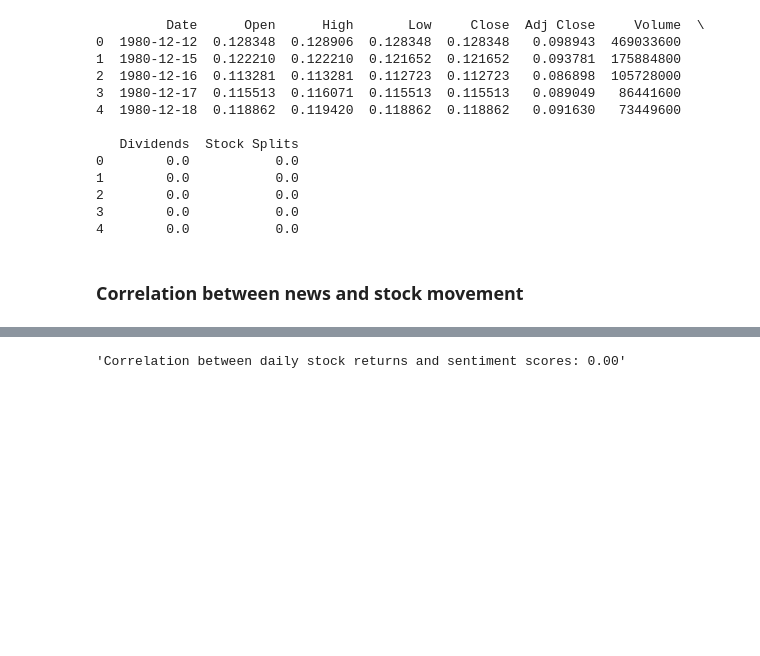
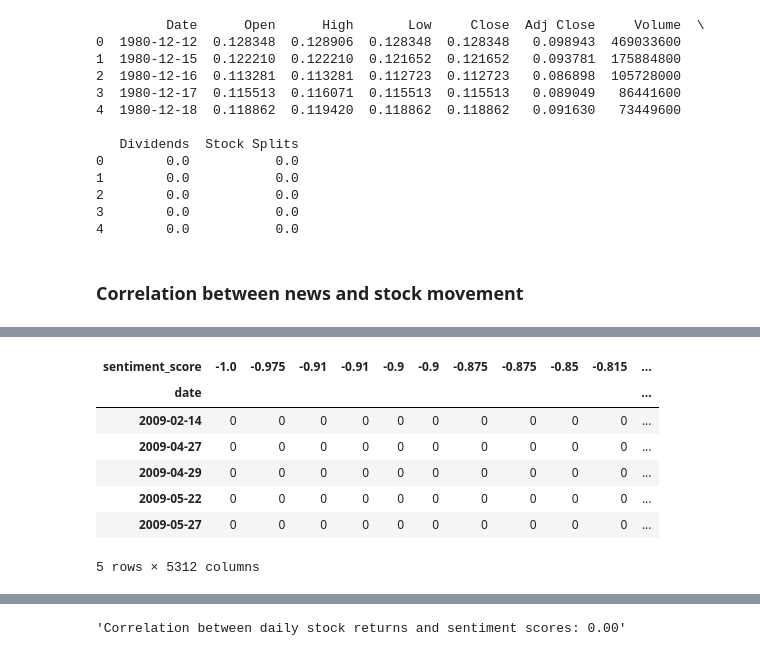
Before and after one commit to amannnnnyyyy/Stock-Price-Prediction, a Jupyter notebook: notebooks/analysis.ipynb, the cells around one changed output, grey strips where cells are left out. Saved outputs shown, nothing was run; the diff lists cells and outputs as text; code cells hidden in the pictures; blank space fills up the shorter version.

```diff
--- a/notebooks/analysis.ipynb
+++ b/notebooks/analysis.ipynb
@@ -751,0 +778,4 @@ stock_data['TSLA']['date'] = pd.to_datetime(stock_data['TSLA']['Date'],format='I
+# %%
+aligned_data['Date'] = pd.to_datetime(stock_data['AAPL']['Date']).dt.tz_localize(None)
+daily_sentiment = news.groupby('date')['sentiment_score'].value_counts().unstack(fill_value=0)
+daily_sentiment['total'] = daily_sentiment.sum(axis=1)
@@ -751,0 +788,11 @@ stock_data['TSLA']['date'] = pd.to_datetime(stock_data['TSLA']['Date'],format='I
+# %%
+daily_sentiment.head()
+# %% [output]
+| sentiment_score | -1.0 | -0.975 | -0.91 | -0.91 | -0.9 | -0.9 | -0.875 | -0.875 | -0.85 | -0.815 | ... |
+| date |  |  |  |  |  |  |  |  |  |  | ... |
+| 2009-02-14 | 0 | 0 | 0 | 0 | 0 | 0 | 0 | 0 | 0 | 0 | ... |
+| 2009-04-27 | 0 | 0 | 0 | 0 | 0 | 0 | 0 | 0 | 0 | 0 | ... |
+| 2009-04-29 | 0 | 0 | 0 | 0 | 0 | 0 | 0 | 0 | 0 | 0 | ... |
+| 2009-05-22 | 0 | 0 | 0 | 0 | 0 | 0 | 0 | 0 | 0 | 0 | ... |
+| 2009-05-27 | 0 | 0 | 0 | 0 | 0 | 0 | 0 | 0 | 0 | 0 | ... |
+5 rows × 5312 columns
```
Also changed, not shown: parts of 17 cells of this notebook.
